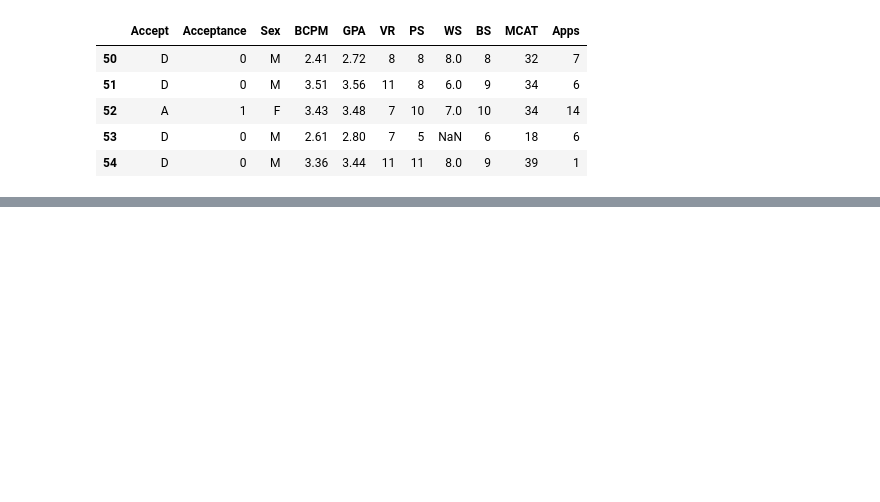
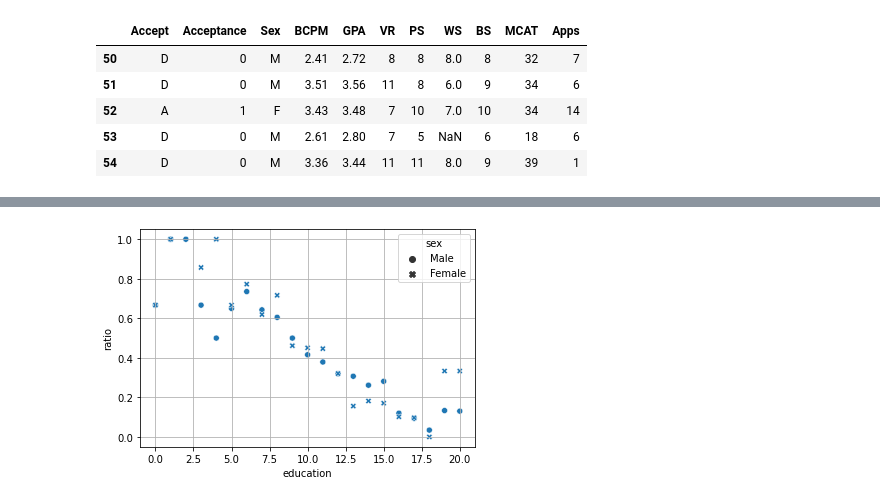
Before and after one commit to kkrree/pythonProject, a Jupyter notebook: pythonBasic/LOGIT/1.2logitTrain.ipynb, the cells around one changed output, grey strips where cells are left out. Saved outputs shown, nothing was run; the diff lists cells and outputs as text; code cells hidden in the pictures; blank space fills up the shorter version.

```diff
--- a/pythonBasic/LOGIT/1.2logitTrain.ipynb
+++ b/pythonBasic/LOGIT/1.2logitTrain.ipynb
@@ -27,0 +61,11 @@ df_med.tail()
+# %%
+#1974년 '여성은 가정을 보살피고 국가를 운영하는 일은 남자에게 맡겨두어야 한다'라는 주장에 대한 찬성, 반대 입장을 조사한 자료
+#education : 교육기간
+#sex : 성별
+#agree : 찬성 인원
+#disagree : 반대 인원
+#ratio : 찬성 비율
+data_wrole = sm.datasets.get_rdataset('womensrole', package='HSAUR')
+df_wrole = data_wrole.data
+df_wrole['ratio'] = df_wrole.agree / (df_wrole.agree + df_wrole.disagree)
+df_wrole.tail()
@@ -27,0 +79,7 @@ df_med.tail()
+# %%
+#교육수준이 높을수록 찬성 비율이 감소하고 있음(음의 상관관계)
+sns.scatterplot(x='education', y='ratio', style='sex', data=df_wrole)
+plt.grid(True)
+plt.show()
+# %% [output]
+[figure, added]
```
Also changed, not shown: parts of 40 cells of this notebook.
